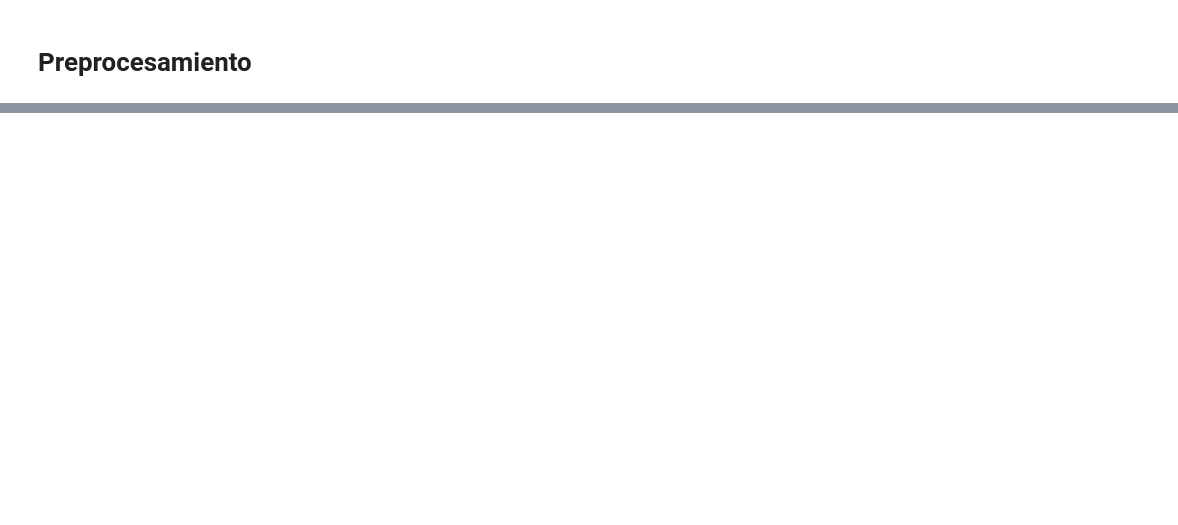
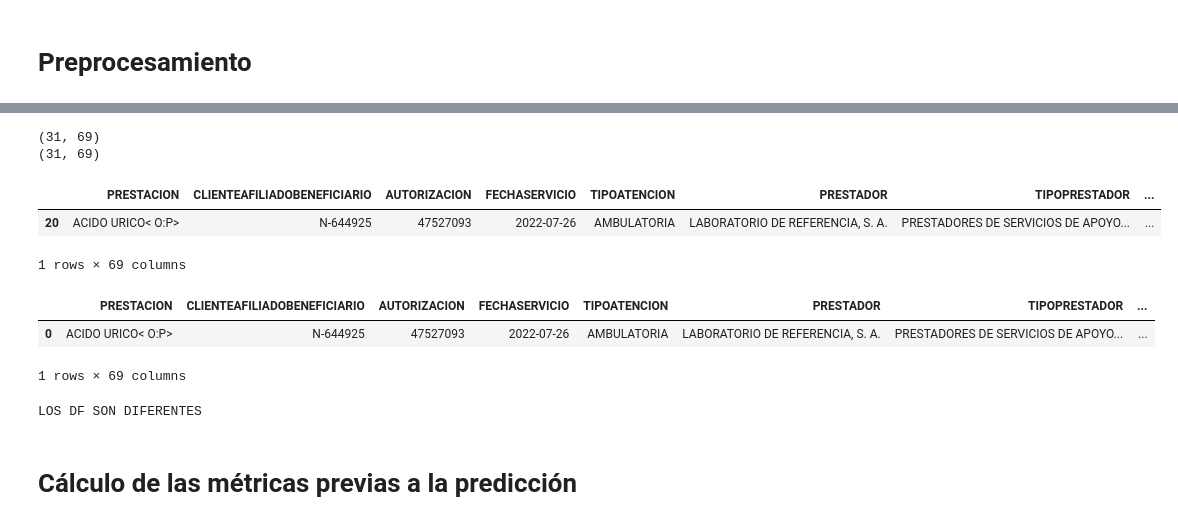
Before and after one commit to AlexanderPelaezJimenez/Modelo_Eventos_Atipicos, a Jupyter notebook: Notebooks/Entendimiento_reglas_negocio.ipynb, the cells around one changed output, grey strips where cells are left out. Drawn from its saved outputs; the diff is of its cells as text; code cells hidden in the pictures; blank space fills up the shorter version.

```diff
--- a/Notebooks/Entendimiento_reglas_negocio.ipynb
+++ b/Notebooks/Entendimiento_reglas_negocio.ipynb
@@ -255,0 +813,25 @@ print(consolidated_df.shape)
+# %%
+print(alex_m.shape)
+print(jorge_m.shape)
+# %% [output]
+(31, 69)
+(31, 69)
+# %%
+a.head(1)
+# %% [output]
+|  | PRESTACION | CLIENTEAFILIADOBENEFICIARIO | AUTORIZACION | FECHASERVICIO | TIPOATENCION | PRESTADOR | TIPOPRESTADOR | ... |
+| 20 | ACIDO URICO< O:P> | N-644925 | 47527093 | 2022-07-26 | AMBULATORIA | LABORATORIO DE REFERENCIA, S. A. | PRESTADORES DE SERVICIOS DE APOYO... | ... |
+1 rows × 69 columns
+# %%
+b.head(1)
+# %% [output]
+|  | PRESTACION | CLIENTEAFILIADOBENEFICIARIO | AUTORIZACION | FECHASERVICIO | TIPOATENCION | PRESTADOR | TIPOPRESTADOR | ... |
+| 0 | ACIDO URICO< O:P> | N-644925 | 47527093 | 2022-07-26 | AMBULATORIA | LABORATORIO DE REFERENCIA, S. A. | PRESTADORES DE SERVICIOS DE APOYO... | ... |
+1 rows × 69 columns
+# %%
+if alex_m.equals(jorge_m):
+    print("Los DF son iguales")
+else:
+    print("LOS DF SON DIFERENTES")
+# %% [output]
+LOS DF SON DIFERENTES
@@ -255,0 +841,2 @@ print(consolidated_df.shape)
+# %% [markdown]
+# Cálculo de las métricas previas a la predicción
```
Also changed, not shown: parts of 75 cells of this notebook, 3 other files.
